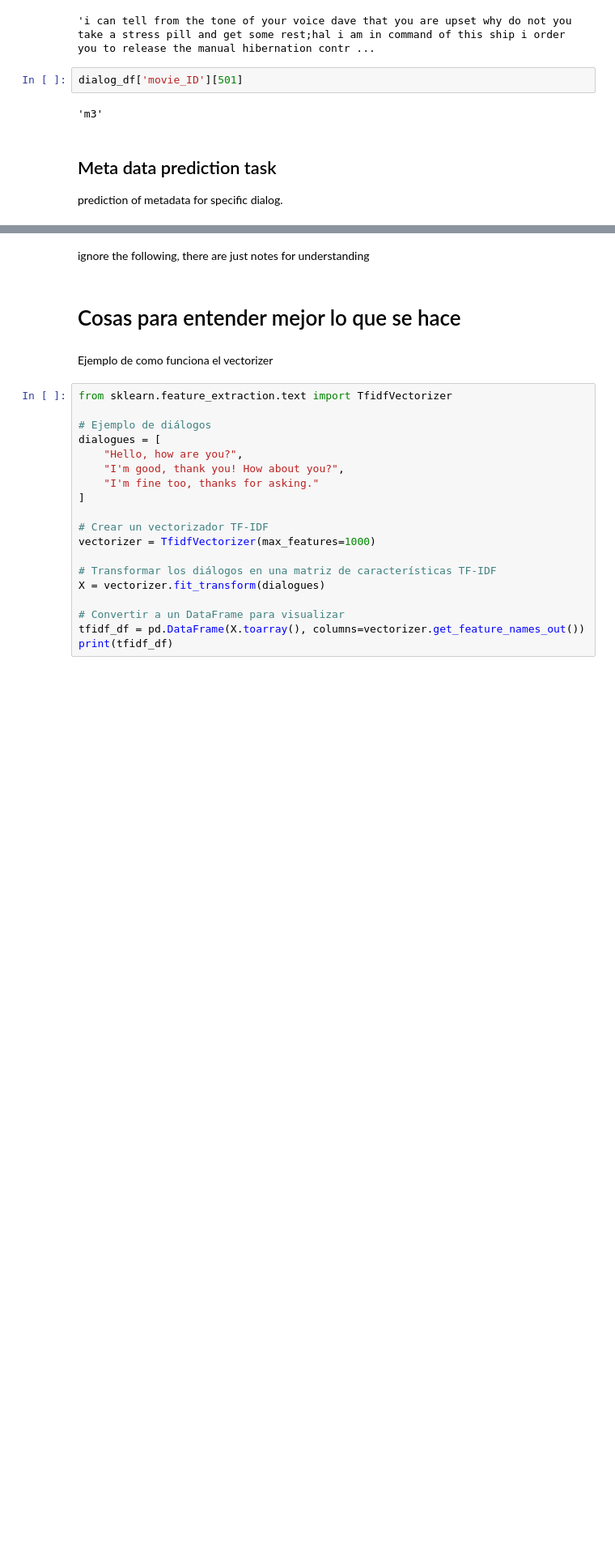
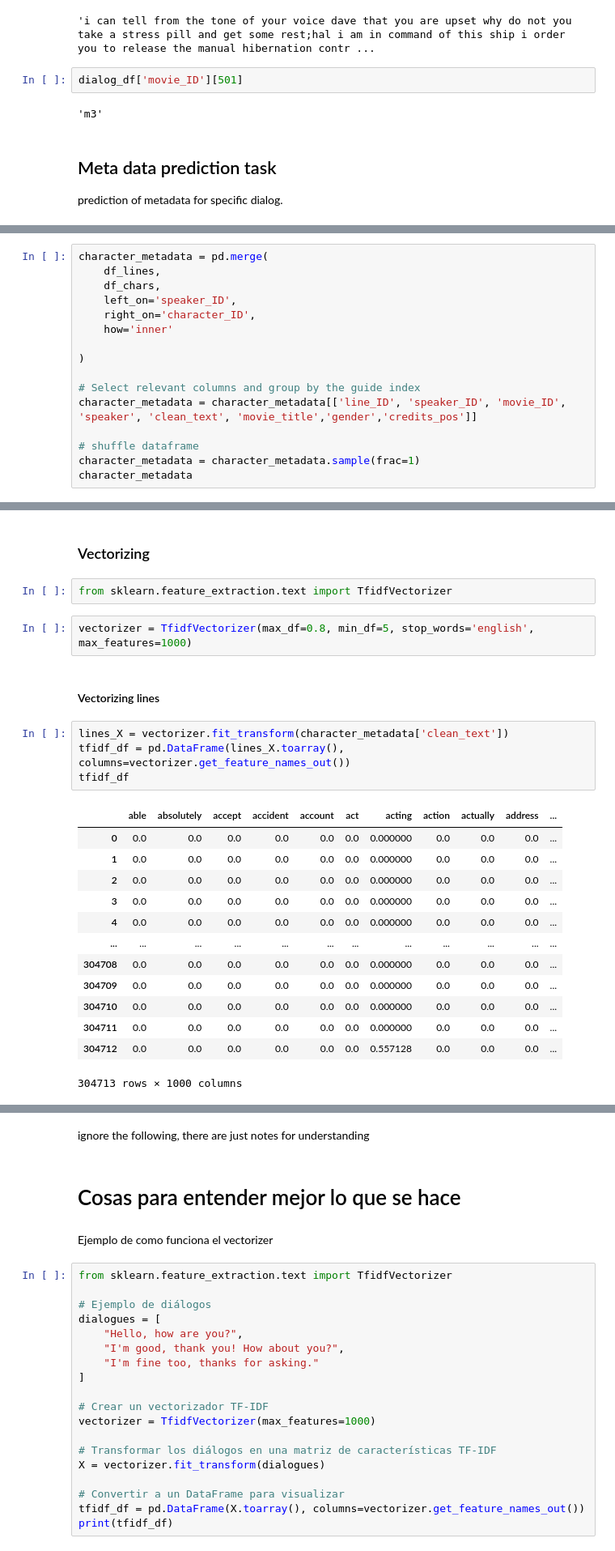
Before and after one commit to AngelaRemolina/NLP-Film-Dialog-Generation, a Jupyter notebook: Metadata-Prediction.ipynb, the cells around one changed output, grey strips where cells are left out. Shown at 81% size. Cells and saved outputs as stored; diff of their text form; blank space fills up the shorter version.

```diff
--- a/Metadata-Prediction.ipynb
+++ b/Metadata-Prediction.ipynb
@@ -250,0 +255,16 @@ prediction of metadata for specific dialog.
+# %%
+character_metadata = pd.merge(
+    df_lines,
+    df_chars,
+    left_on='speaker_ID',
+    right_on='character_ID',
+    how='inner'
+
+)
+
+# Select relevant columns and group by the guide index
+character_metadata = character_metadata[['line_ID', 'speaker_ID', 'movie_ID', 'speaker', 'clean_text', 'movie_title','gender','credits_pos']]
+
+# shuffle dataframe
+character_metadata = character_metadata.sample(frac=1)
+character_metadata
@@ -250,0 +313,26 @@ prediction of metadata for specific dialog.
+# %% [markdown]
+### Vectorizing
+# %%
+from sklearn.feature_extraction.text import TfidfVectorizer
+# %%
+vectorizer = TfidfVectorizer(max_df=0.8, min_df=5, stop_words='english', max_features=1000)
+# %% [markdown]
+#### Vectorizing lines
+# %%
+lines_X = vectorizer.fit_transform(character_metadata['clean_text'])
+tfidf_df = pd.DataFrame(lines_X.toarray(), columns=vectorizer.get_feature_names_out())
+tfidf_df
+# %% [output]
+|  | able | absolutely | accept | accident | account | act | acting | action | actually | address | ... |
+| 0 | 0.0 | 0.0 | 0.0 | 0.0 | 0.0 | 0.0 | 0.000000 | 0.0 | 0.0 | 0.0 | ... |
+| 1 | 0.0 | 0.0 | 0.0 | 0.0 | 0.0 | 0.0 | 0.000000 | 0.0 | 0.0 | 0.0 | ... |
+| 2 | 0.0 | 0.0 | 0.0 | 0.0 | 0.0 | 0.0 | 0.000000 | 0.0 | 0.0 | 0.0 | ... |
+| 3 | 0.0 | 0.0 | 0.0 | 0.0 | 0.0 | 0.0 | 0.000000 | 0.0 | 0.0 | 0.0 | ... |
+| 4 | 0.0 | 0.0 | 0.0 | 0.0 | 0.0 | 0.0 | 0.000000 | 0.0 | 0.0 | 0.0 | ... |
+| ... | ... | ... | ... | ... | ... | ... | ... | ... | ... | ... | ... |
+| 304708 | 0.0 | 0.0 | 0.0 | 0.0 | 0.0 | 0.0 | 0.000000 | 0.0 | 0.0 | 0.0 | ... |
+| 304709 | 0.0 | 0.0 | 0.0 | 0.0 | 0.0 | 0.0 | 0.000000 | 0.0 | 0.0 | 0.0 | ... |
+| 304710 | 0.0 | 0.0 | 0.0 | 0.0 | 0.0 | 0.0 | 0.000000 | 0.0 | 0.0 | 0.0 | ... |
+| 304711 | 0.0 | 0.0 | 0.0 | 0.0 | 0.0 | 0.0 | 0.000000 | 0.0 | 0.0 | 0.0 | ... |
+| 304712 | 0.0 | 0.0 | 0.0 | 0.0 | 0.0 | 0.0 | 0.557128 | 0.0 | 0.0 | 0.0 | ... |
+304713 rows × 1000 columns
```
Also changed, not shown: parts of 32 cells of this notebook.
